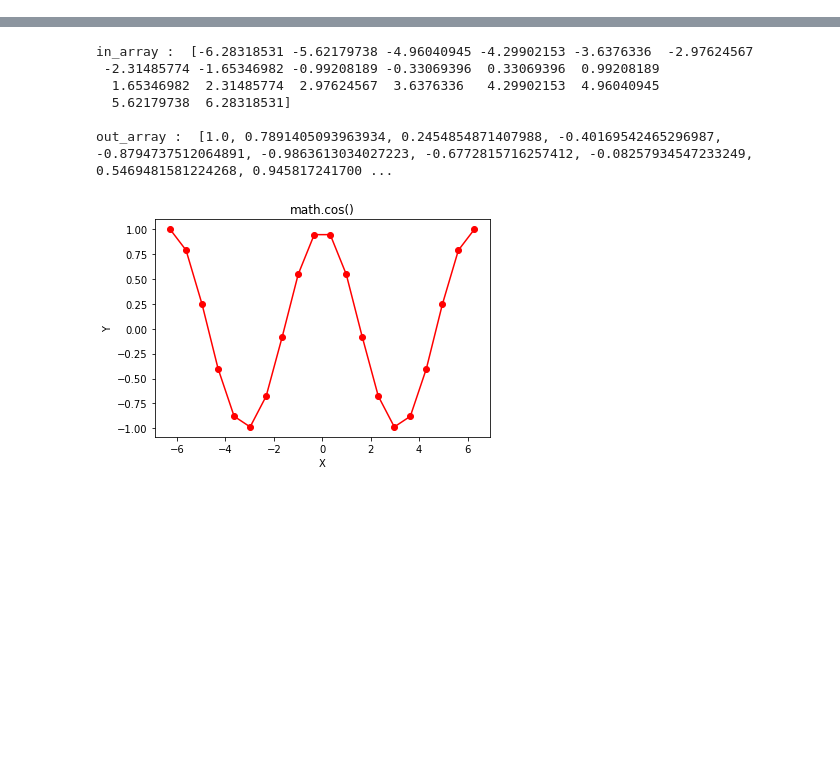
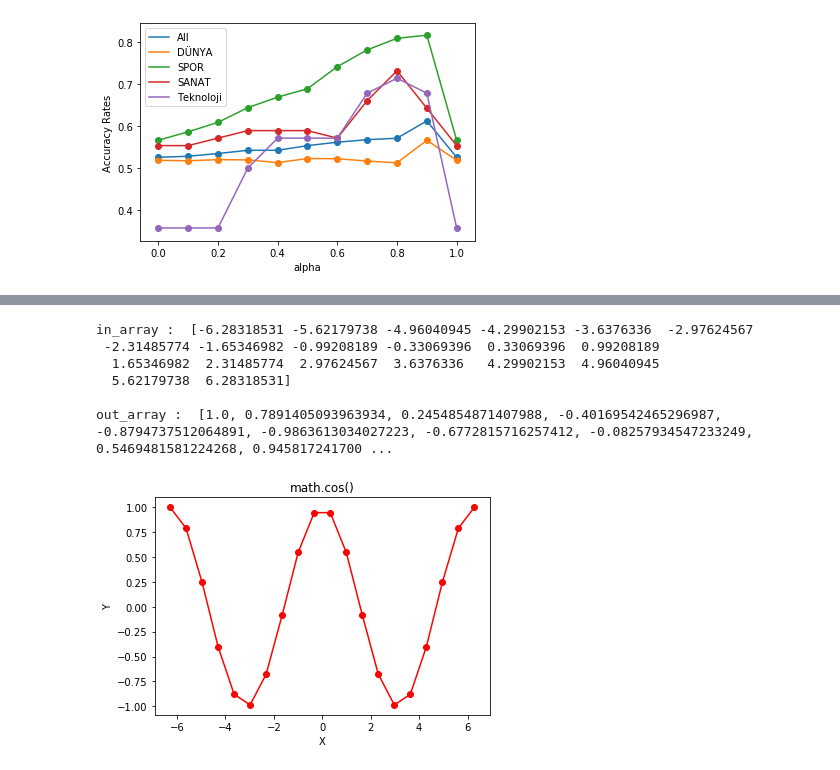
Before and after one commit to matahmet/NAYN-Project, a Jupyter notebook: 3_With_Hyperparameter/Step6_Run_Integrated_Model_hype_analysis.ipynb, the cells around one changed output, grey strips where cells are left out. Saved outputs shown, nothing was run; the diff lists cells and outputs as text; code cells hidden in the pictures; blank space fills up the shorter version.

```diff
--- a/3_With_Hyperparameter/Step6_Run_Integrated_Model_hype_analysis.ipynb
+++ b/3_With_Hyperparameter/Step6_Run_Integrated_Model_hype_analysis.ipynb
@@ -98,0 +65,16 @@ Name: Title, Length: 2325, dtype: object
+# %%
+acc_score_all=acc_sc_hype(y_test,results)
+# %%
+main_categories=["DÜNYA","SPOR","SANAT","Teknoloji"]
+
+acc_all_with_cat=[acc_score_all]
+
+for category in main_categories:
+    cat_ind=y_test[y_test==category].index
+    cat_test_y=y_test[cat_ind]
+    cat_results=results[cat_ind]
+    acc_all_with_cat.append(acc_sc_hype(cat_test_y,cat_results))
+
+
+
+acc_all_with_cat
@@ -98,0 +99,25 @@ Name: Title, Length: 2325, dtype: object
+# %%
+import numpy as np
+import matplotlib.pyplot as plt
+x=[ round(i*0.1,1) for i in range(0,11) ]
+
+plt.plot(x, acc_all_with_cat[0],label = "All")
+plt.scatter(x, acc_all_with_cat[0])
+plt.plot(x, acc_all_with_cat[1],label = "DÜNYA")
+plt.scatter(x, acc_all_with_cat[1])
+
+plt.plot(x, acc_all_with_cat[2],label = "SPOR")
+plt.scatter(x, acc_all_with_cat[2])
+plt.plot(x, acc_all_with_cat[3],label = "SANAT")
+plt.scatter(x, acc_all_with_cat[3])
+
+plt.plot(x, acc_all_with_cat[4],label ="Teknoloji")
+plt.scatter(x, acc_all_with_cat[4])
+
+plt.xlabel("alpha")
+plt.ylabel("Accuracy Rates")
+
+plt.legend()
+plt.show()
+# %% [output]
+[figure, added]
```
Also changed, not shown: parts of 14 cells of this notebook.
